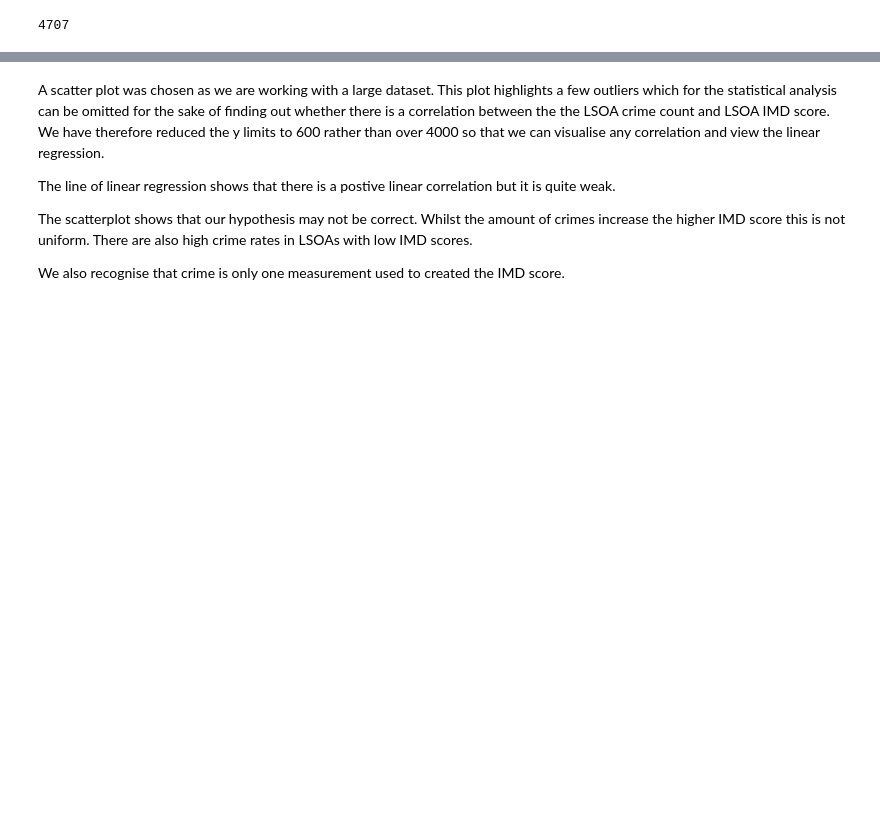
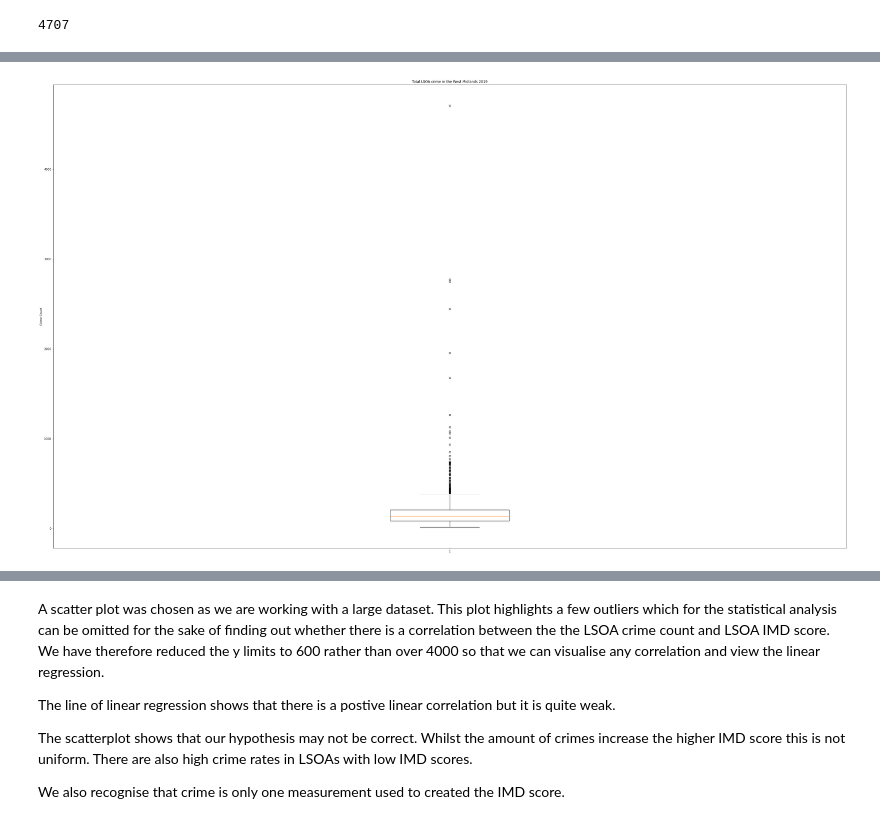
Before and after one commit to Garywtne/Group4_Project1_repo, a Jupyter notebook: Group_4_Project_1/Group_4_Project_1_Analysis/west_midlands_crime_data_final.ipynb, the cells around one changed output, grey strips where cells are left out. Drawn from its saved outputs; the diff is of its cells as text; code cells hidden in the pictures; blank space fills up the shorter version.

Commit message:
update analysis and readme with boxplot

```diff
--- a/Group_4_Project_1/Group_4_Project_1_Analysis/west_midlands_crime_data_final.ipynb
+++ b/Group_4_Project_1/Group_4_Project_1_Analysis/west_midlands_crime_data_final.ipynb
@@ -450,0 +474,9 @@ The r-value is: 0.07523949043166604
+# %%
+# Plot boxplot
+plt.title("Total LSOA crime in the West Midlands 2019")
+plt.ylabel("Crime Count")
+plt.boxplot(y_axis)
+plt.savefig("output/Crime Count all LSOA's VS IMD Score boxplot.png")
+plt.show()
+# %% [output]
+[figure, added]
```
Also changed, not shown: parts of 5 cells of this notebook, 4 other files.
